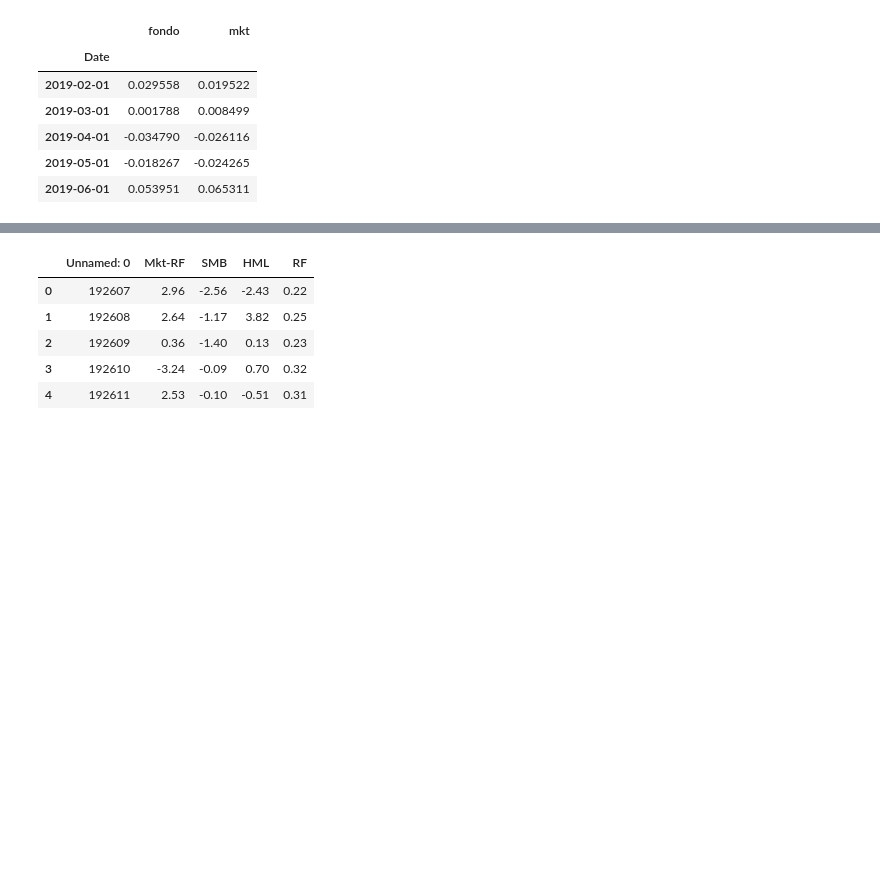
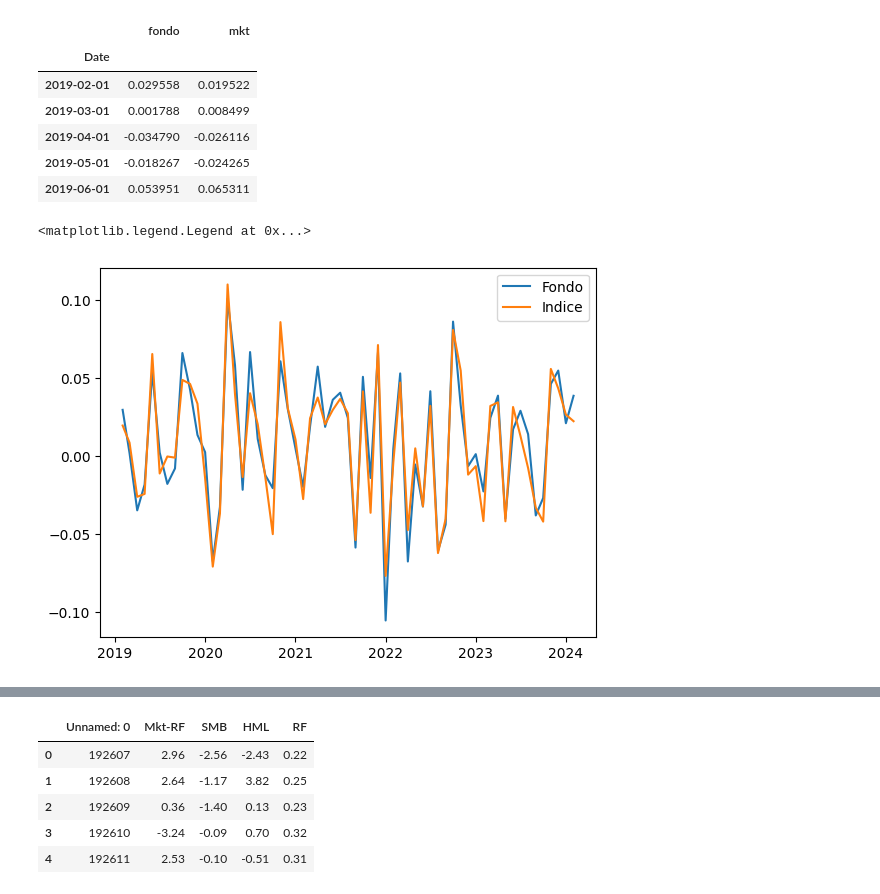
Before and after one commit to diegoo7am/microcredencial-carteras-python-2023_fork, a Jupyter notebook: Practicas/Practica2/Practica2.ipynb, the cells around one changed output, grey strips where cells are left out. Drawn from its saved outputs; the diff is of its cells as text; code cells hidden in the pictures; blank space fills up the shorter version.

```diff
--- a/Practicas/Practica2/Practica2.ipynb
+++ b/Practicas/Practica2/Practica2.ipynb
@@ -138,3 +138,9 @@ retornos.head()
 | 2019-04-01 | -0.034790 | -0.026116 |
 | 2019-05-01 | -0.018267 | -0.024265 |
 | 2019-06-01 | 0.053951 | 0.065311 |
+# %%
+plt.plot(retornos, label=['Fondo', 'Indice'])
+plt.legend()
+# %% [output]
+<matplotlib.legend.Legend at 0x...>
+[figure, added]
```
Also changed, not shown: parts of 3 cells of this notebook.
